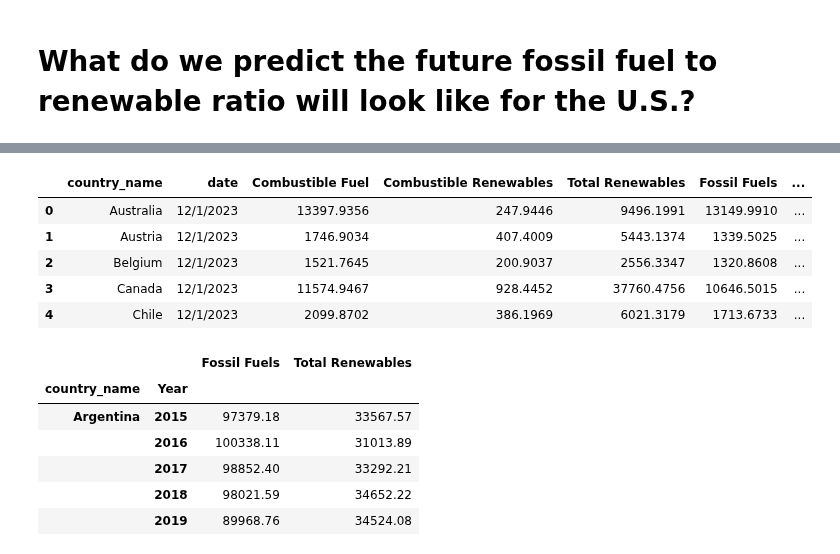
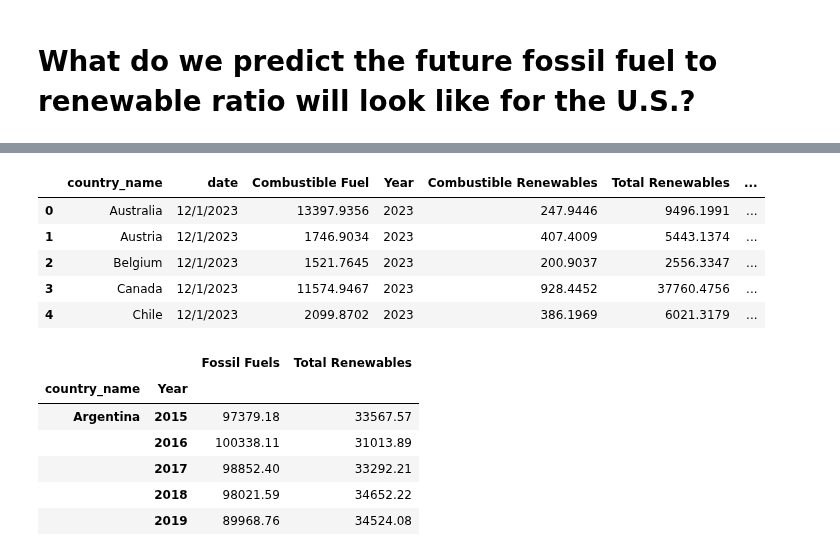
Before and after one commit to bburwinkel0721/Electric-Production, a Jupyter notebook: electricity_anaylsis.ipynb, the cells around one changed output, grey strips where cells are left out. Drawn from its saved outputs; the diff is of its cells as text; code cells hidden in the pictures.

```diff
--- a/electricity_anaylsis.ipynb
+++ b/electricity_anaylsis.ipynb
@@ -374,38 +342,38 @@ raw_df.head(20)
 # %%
 # Filter raw dataframe for combustibles, renewables, and combustible renewables
-total_combustible_df = raw_df[(raw_df['parameter']=='Net Electricity Production')&(raw_df['product']=='Total Combustible Fuels')]
-combustible_renewables_df = raw_df[(raw_df['parameter']=='Net Electricity Production')&(raw_df['product']=='Combustible Renewables')]
-total_renewables_df = raw_df[(raw_df['parameter']=='Net Electricity Production')&(raw_df['product']=='Total Renewables (Hydro, Geo, Solar, Wind, Other)')]
+total_combustible_df = original_df[(original_df['parameter']=='Net Electricity Production')&(original_df['product']=='Total Combustible Fuels')]
+combustible_renewables_df = original_df[(original_df['parameter']=='Net Electricity Production')&(original_df['product']=='Combustible Renewables')]
+total_renewables_df = original_df[(original_df['parameter']=='Net Electricity Production')&(original_df['product']=='Total Renewables (Hydro, Geo, Solar, Wind, Other)')]
 
 # Rename columns
 total_combustible_df = total_combustible_df.rename(columns={'value':'Combustible Fuel'})
 combustible_renewables_df = combustible_renewables_df.rename(columns={'value':'Combustible Renewables'})
 total_renewables_df = total_renewables_df.rename(columns={'value':'Total Renewables'})
 
 # Drop unneeded columns
 total_combustible_df = total_combustible_df.drop(columns={'parameter','unit','product'})
 combustible_renewables_df = combustible_renewables_df.drop(columns={'parameter','unit','product'})
 total_renewables_df = total_renewables_df.drop(columns={'parameter','unit','product'})
 
 # Merge Dataframes
 all_combutibles_df = pd.merge(total_combustible_df, combustible_renewables_df)
 main_df = pd.merge(all_combutibles_df, total_renewables_df)
 
 # Create column with only non-renewable combustible fuel
 main_df['Fossil Fuels'] = main_df['Combustible Fuel']-main_df['Combustible Renewables']
 
 # Create a column for the year
 main_df['Year'] = main_df['date'].str.split('/').str[-1]
 
 # Display merged data frame
 main_df.head()
 # %% [output]
-|  | country_name | date | Combustible Fuel | Combustible Renewables | Total Renewables | Fossil Fuels | ... |
-| 0 | Australia | 12/1/2023 | 13397.9356 | 247.9446 | 9496.1991 | 13149.9910 | ... |
-| 1 | Austria | 12/1/2023 | 1746.9034 | 407.4009 | 5443.1374 | 1339.5025 | ... |
-| 2 | Belgium | 12/1/2023 | 1521.7645 | 200.9037 | 2556.3347 | 1320.8608 | ... |
-| 3 | Canada | 12/1/2023 | 11574.9467 | 928.4452 | 37760.4756 | 10646.5015 | ... |
-| 4 | Chile | 12/1/2023 | 2099.8702 | 386.1969 | 6021.3179 | 1713.6733 | ... |
+|  | country_name | date | Combustible Fuel | Year | Combustible Renewables | Total Renewables | ... |
+| 0 | Australia | 12/1/2023 | 13397.9356 | 2023 | 247.9446 | 9496.1991 | ... |
+| 1 | Austria | 12/1/2023 | 1746.9034 | 2023 | 407.4009 | 5443.1374 | ... |
+| 2 | Belgium | 12/1/2023 | 1521.7645 | 2023 | 200.9037 | 2556.3347 | ... |
+| 3 | Canada | 12/1/2023 | 11574.9467 | 2023 | 928.4452 | 37760.4756 | ... |
+| 4 | Chile | 12/1/2023 | 2099.8702 | 2023 | 386.1969 | 6021.3179 | ... |
 # %%
 # Create groupby for fossil and renewable based on country and year
 fossil_grouped_by_country_year = main_df.groupby(['country_name','Year'])['Fossil Fuels'].sum()
```
Also changed, not shown: parts of 9 cells of this notebook, 2 other files.
